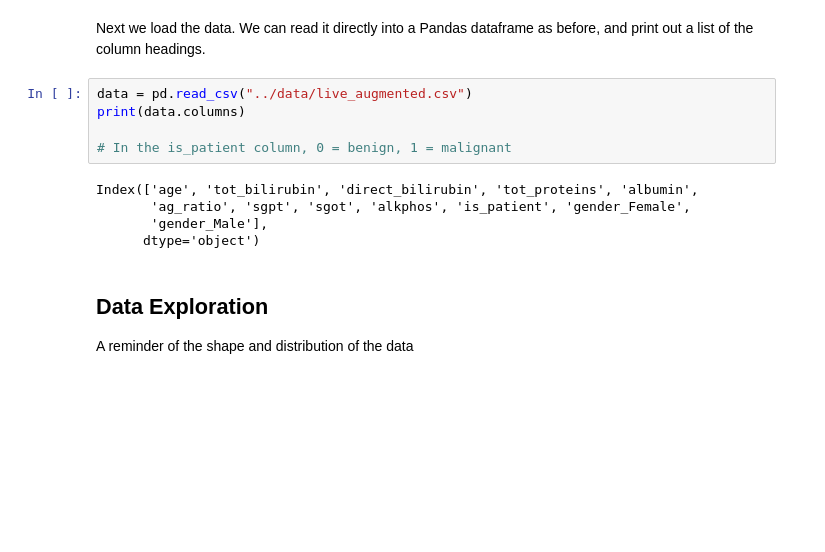
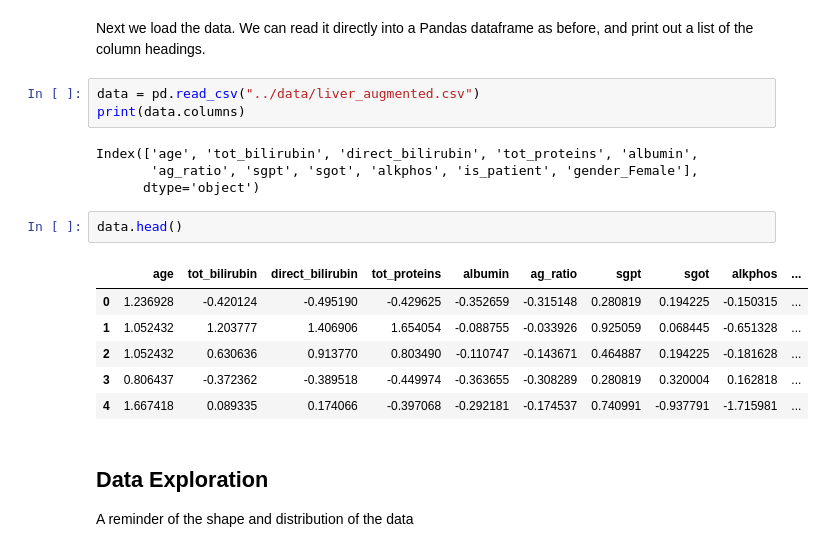
Before and after one commit to ScryptIQ-ai/UCL-Biosciences-ML, a Jupyter notebook: completed-notebooks/2_supervised_ml.ipynb, the cells around one changed output. Cells and saved outputs as stored; diff of their text form; blank space fills up the shorter version.

```diff
--- a/completed-notebooks/2_supervised_ml.ipynb
+++ b/completed-notebooks/2_supervised_ml.ipynb
@@ -45,15 +43,21 @@ plt.style.use('seaborn-v0_8')
 # %% [markdown]
 Next we load the data. We can read it directly into a Pandas dataframe as before, and print out a list of the column headings.
 # %%
-data = pd.read_csv("../data/live_augmented.csv")
+data = pd.read_csv("../data/liver_augmented.csv")
 print(data.columns)
-
-# In the is_patient column, 0 = benign, 1 = malignant
 # %% [output]
 Index(['age', 'tot_bilirubin', 'direct_bilirubin', 'tot_proteins', 'albumin',
-       'ag_ratio', 'sgpt', 'sgot', 'alkphos', 'is_patient', 'gender_Female',
-       'gender_Male'],
+       'ag_ratio', 'sgpt', 'sgot', 'alkphos', 'is_patient', 'gender_Female'],
       dtype='object')
+# %%
+data.head()
+# %% [output]
+|  | age | tot_bilirubin | direct_bilirubin | tot_proteins | albumin | ag_ratio | sgpt | sgot | alkphos | ... |
+| 0 | 1.236928 | -0.420124 | -0.495190 | -0.429625 | -0.352659 | -0.315148 | 0.280819 | 0.194225 | -0.150315 | ... |
+| 1 | 1.052432 | 1.203777 | 1.406906 | 1.654054 | -0.088755 | -0.033926 | 0.925059 | 0.068445 | -0.651328 | ... |
+| 2 | 1.052432 | 0.630636 | 0.913770 | 0.803490 | -0.110747 | -0.143671 | 0.464887 | 0.194225 | -0.181628 | ... |
+| 3 | 0.806437 | -0.372362 | -0.389518 | -0.449974 | -0.363655 | -0.308289 | 0.280819 | 0.320004 | 0.162818 | ... |
+| 4 | 1.667418 | 0.089335 | 0.174066 | -0.397068 | -0.292181 | -0.174537 | 0.740991 | -0.937791 | -1.715981 | ... |
 # %% [markdown]
 ## Data Exploration
 
```
Also changed, not shown: parts of 26 cells of this notebook, 3 other files.
